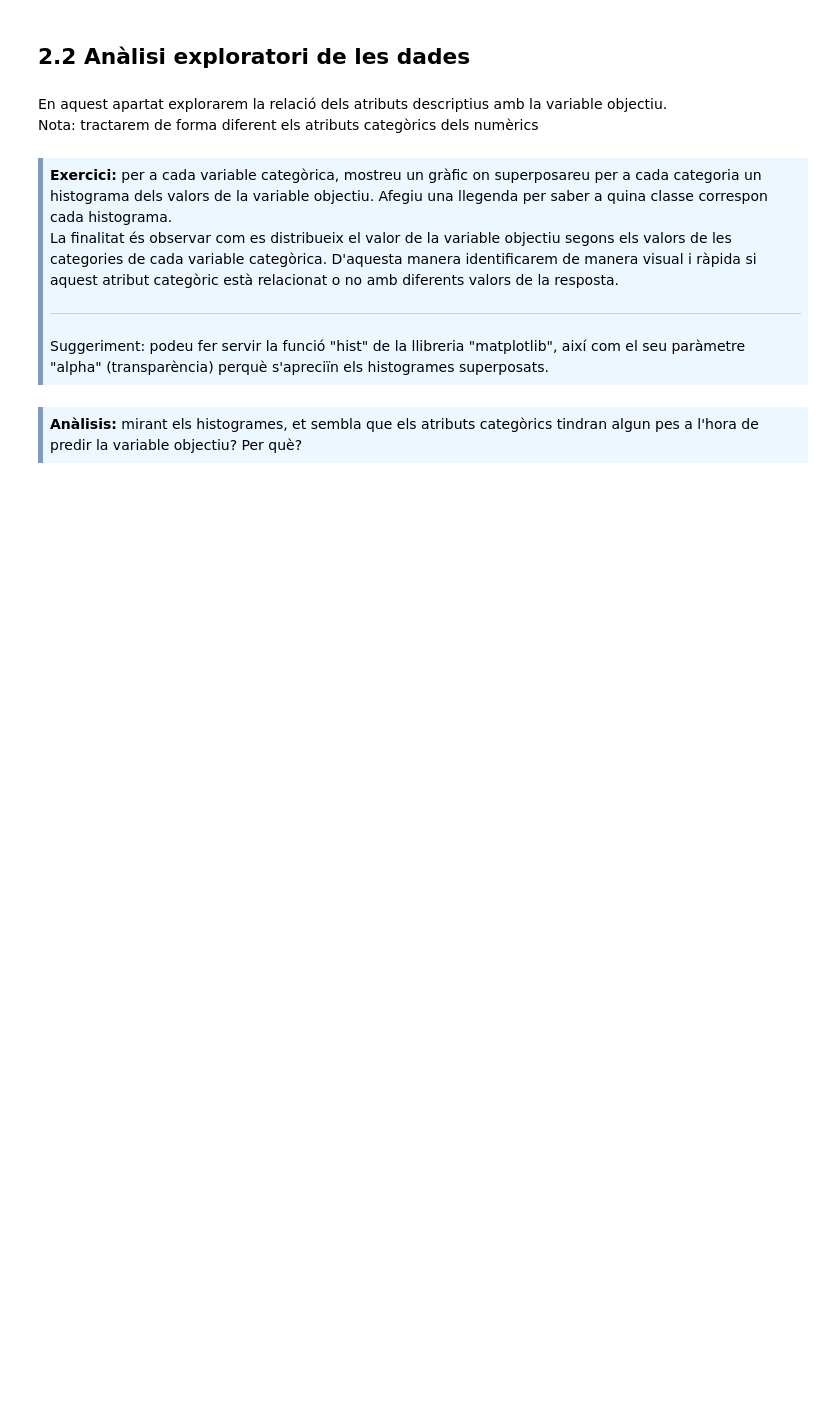
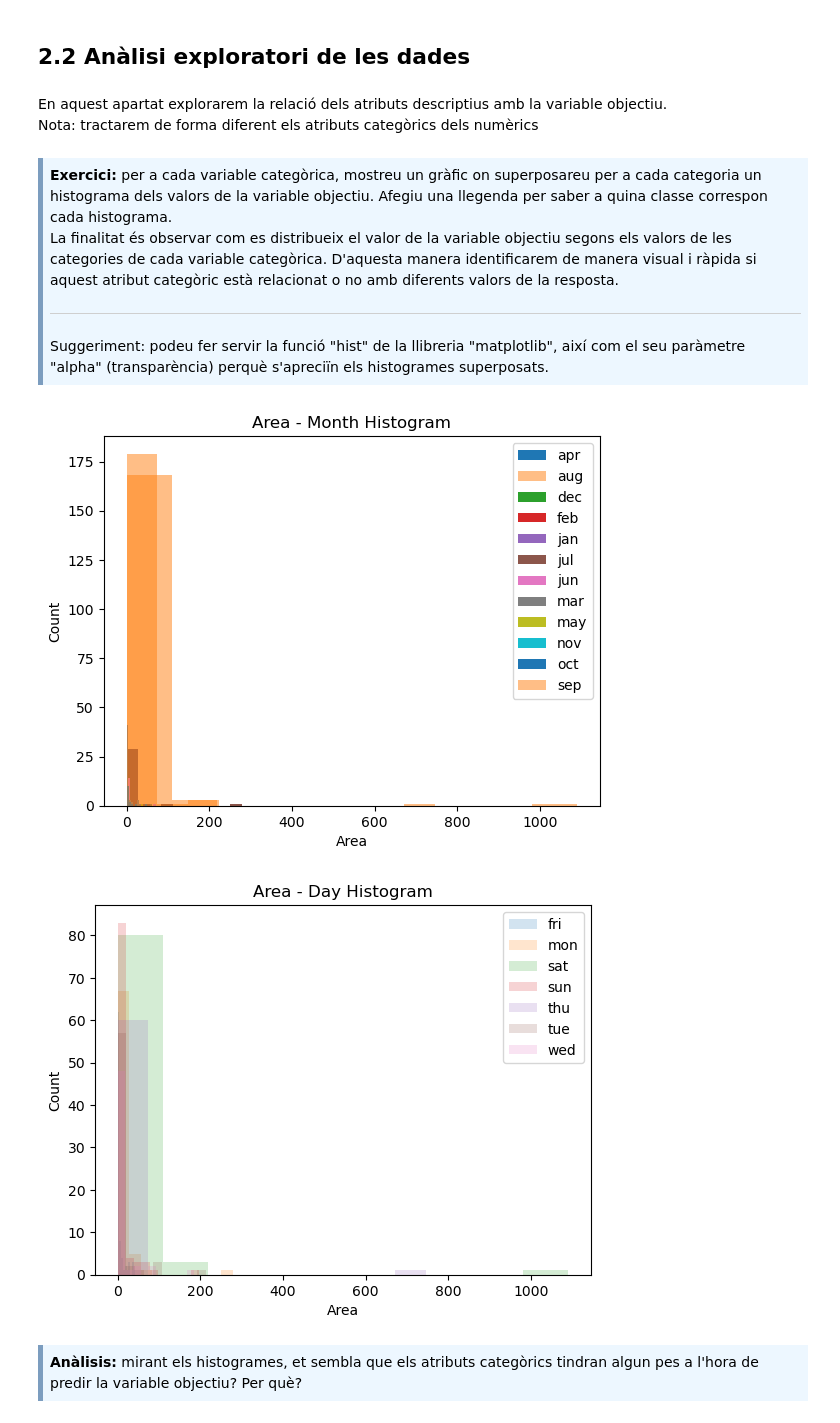
Before and after one commit to xaviermaltas/advancedDataMiningModels, a Jupyter notebook: PAC1/M2.955_20222_PAC1-Enunciat.ipynb, the cells around one changed output. Drawn from its saved outputs; the diff is of its cells as text; code cells hidden in the pictures; blank space fills up the shorter version.

```diff
--- a/PAC1/M2.955_20222_PAC1-Enunciat.ipynb
+++ b/PAC1/M2.955_20222_PAC1-Enunciat.ipynb
@@ -224,6 +231,43 @@ La finalitat és observar com es distribueix el valor de la variable objectiu se
 <hr>
 Suggeriment: podeu fer servir la funció "hist" de la llibreria "matplotlib", així com el seu paràmetre "alpha" (transparència) perquè s'apreciïn els histogrames superposats.
 </div>
+# %%
+#Imports
+import pandas as pd
+import matplotlib.pyplot as plt
+import seaborn as sns
+import numpy as np
+
+#Categorical variables analysis
+categorical_features = ['month', 'day']
+
+#month
+for month, group in df.groupby('month'):
+    if month == 'aug' or month == 'sep':
+        plt.hist(group['area'], alpha=0.5, label=month)
+    else:
+        plt.hist(group['area'], alpha=1, label=month)
+plt.title('Area - Month Histogram')
+plt.legend(loc='upper right')
+plt.xlabel('Area')
+plt.ylabel('Count')
+plt.show()
+
+# sns.catplot(data=df, x='area', y='month').set(title=("' Month' en relació a l'area"))
+# sns.displot(df, x="area", hue="month", bins=100, alpha=0.5).set(title="Area - Month Histogram sns")
+
+#day
+for month, group in df.groupby('day'):
+    plt.hist(group['area'], alpha=0.2, label=month)
+plt.title('Area - Day Histogram')
+plt.legend(loc='upper right')
+plt.xlabel('Area')
+plt.ylabel('Count')
+plt.show()
+# sns.displot(df, x="area", hue="day", bins=100, alpha=0.5)
+# %% [output]
+[figure, added]
+[figure, added]
 # %% [markdown]
 <div style="background-color: #EDF7FF; border-color: #7C9DBF; border-left: 5px solid #7C9DBF; padding: 0.5em;">
 <strong>Anàlisis:</strong> mirant els histogrames, et sembla que els atributs categòrics tindran algun pes a l'hora de predir la variable objectiu? Per què?
```
Also changed, not shown: parts of 9 cells of this notebook.
